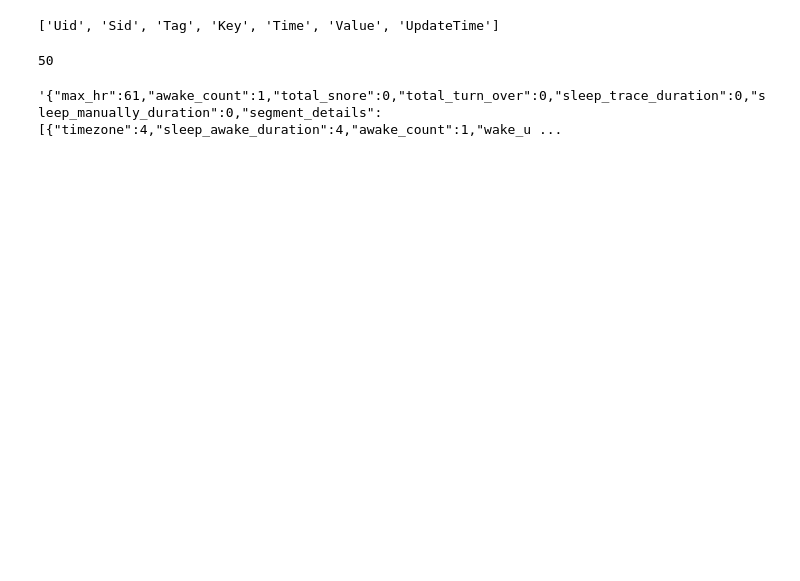
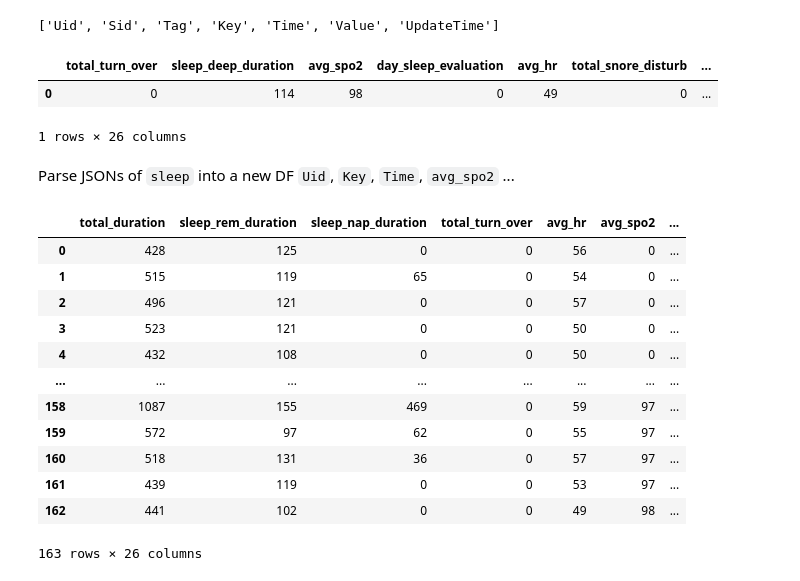
Before and after one commit to maciejleszek/bachelor-thesis, a Jupyter notebook: test.ipynb, the cells around one changed output. Drawn from its saved outputs; the diff is of its cells as text; code cells hidden in the pictures; blank space fills up the shorter version.

Commit message:
Add: retrieving nested JSON data into new df from Value column in sleep

```diff
--- a/test.ipynb
+++ b/test.ipynb
@@ -9,10 +10,38 @@ print(list(df.columns))
 ['Uid', 'Sid', 'Tag', 'Key', 'Time', 'Value', 'UpdateTime']
 # %%
 pd.get_option("display.max_colwidth")
+pd.set_option("display.max_colwidth", None)
-# %% [output]
-50
+# %%
+sleep_data_1767484800 = df.Value[(df.Key == 'sleep') & (df.Time == 1767484800) & (df.Tag == 'daily_report')]
+sleep_data_json = json.loads('[' + ','.join(sleep_data_1767484800) + ']')
+sleep_data_dict = pd.json_normalize(data=sleep_data_json, max_level=2)
+sleep_data_dict
+# %% [output]
+|  | total_turn_over | sleep_deep_duration | avg_spo2 | day_sleep_evaluation | avg_hr | total_snore_disturb | ... |
+| 0 | 0 | 114 | 98 | 0 | 49 | 0 | ... |
+1 rows × 26 columns
 # %%
-pd.set_option("display.max_colwidth", None)
-df.Value[df.Key == 'sleep'][880]
+
+# TODO - add Uid, Key and Time for every row
+all_sleep_data = df.Value[(df.Key == 'sleep') & (df.Tag == 'daily_report')]
-# %% [output]
-'{"max_hr":61,"awake_count":1,"total_snore":0,"total_turn_over":0,"sleep_trace_duration":0,"sleep_manually_duration":0,"segment_details":[{"timezone":4,"sleep_awake_duration":4,"awake_count":1,"wake_u ...
+# %% [markdown]
+Parse JSONs of `sleep` into a new DF
+`Uid`, `Key`, `Time`, `avg_spo2` ...
+# %%
+all_sleep_data_json = json.loads('[' + ','.join(all_sleep_data) + ']')
+all_sleep_data_df = pd.json_normalize(data=all_sleep_data_json, max_level=2)
+all_sleep_data_df
+# %% [output]
+|  | total_duration | sleep_rem_duration | sleep_nap_duration | total_turn_over | avg_hr | avg_spo2 | ... |
+| 0 | 428 | 125 | 0 | 0 | 56 | 0 | ... |
+| 1 | 515 | 119 | 65 | 0 | 54 | 0 | ... |
+| 2 | 496 | 121 | 0 | 0 | 57 | 0 | ... |
+| 3 | 523 | 121 | 0 | 0 | 50 | 0 | ... |
+| 4 | 432 | 108 | 0 | 0 | 50 | 0 | ... |
+| ... | ... | ... | ... | ... | ... | ... | ... |
+| 158 | 1087 | 155 | 469 | 0 | 59 | 97 | ... |
+| 159 | 572 | 97 | 62 | 0 | 55 | 97 | ... |
+| 160 | 518 | 131 | 36 | 0 | 57 | 97 | ... |
+| 161 | 439 | 119 | 0 | 0 | 53 | 97 | ... |
+| 162 | 441 | 102 | 0 | 0 | 49 | 98 | ... |
+163 rows × 26 columns
```
Also changed, not shown: parts of 2 cells of this notebook.
